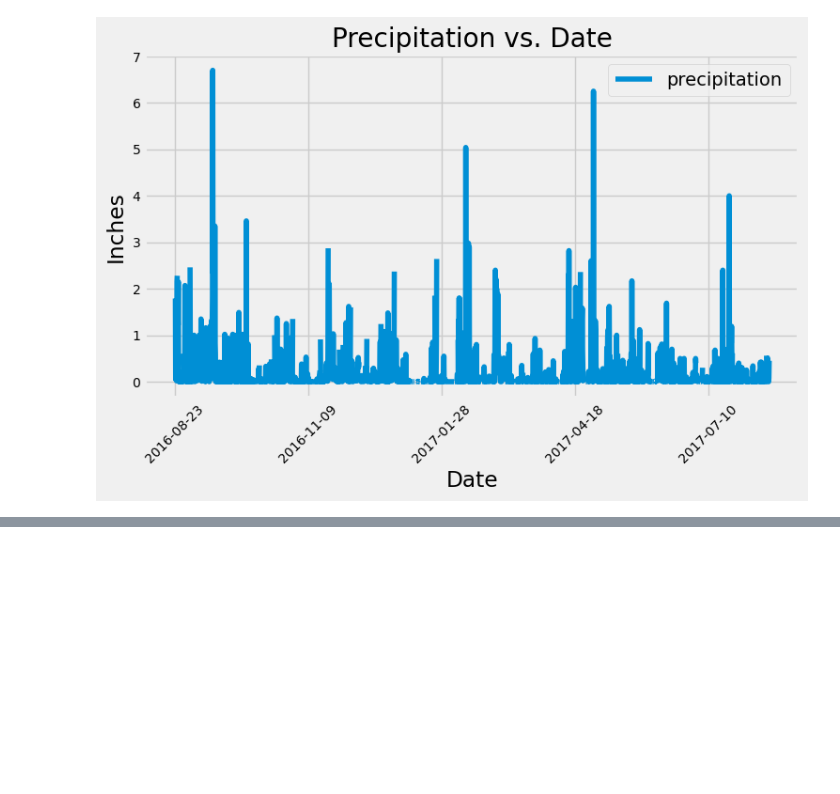
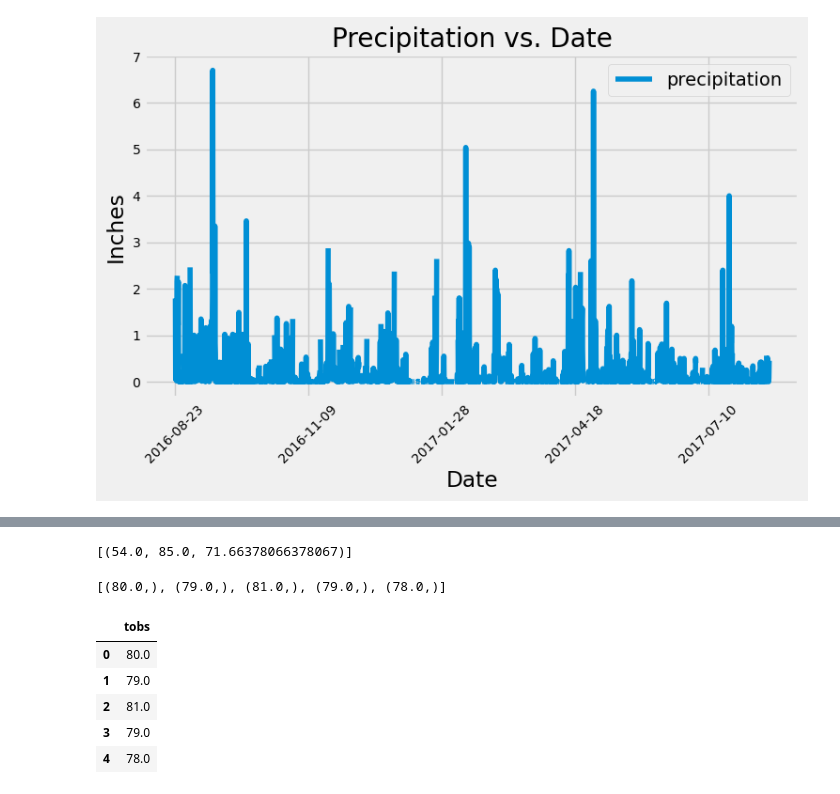
Before and after one commit to 99btyler/MSUDA-challenge-sqlalchemy, a Jupyter notebook: submission/climate.ipynb, the cells around one changed output, grey strips where cells are left out. Cells and saved outputs as stored; diff of their text form; code cells hidden in the pictures; blank space fills up the shorter version.

```diff
--- a/submission/climate.ipynb
+++ b/submission/climate.ipynb
@@ -80,0 +108,30 @@ plt.show()
+# %%
+most_active_stations_temperatures = session.query(
+    func.MIN(Measurement.tobs), func.MAX(Measurement.tobs), func.AVG(Measurement.tobs)
+).filter(
+    Measurement.station == "USC00519281"
+).all()
+
+most_active_stations_temperatures
+# %% [output]
+[(54.0, 85.0, 71.66378066378067)]
+# %%
+temperature_data = session.query(
+    Measurement.tobs
+).filter(
+    Measurement.station == "USC00519281", Measurement.date <= "2017-08-18", Measurement.date >= "2016-08-18"
+).all()
+
+temperature_data[:5]
+# %% [output]
+[(80.0,), (79.0,), (81.0,), (79.0,), (78.0,)]
+# %%
+temperature_df = pd.DataFrame(temperature_data)
+temperature_df.head()
+# %% [output]
+|  | tobs |
+| 0 | 80.0 |
+| 1 | 79.0 |
+| 2 | 81.0 |
+| 3 | 79.0 |
+| 4 | 78.0 |
```
Also changed, not shown: parts of 6 cells of this notebook.
